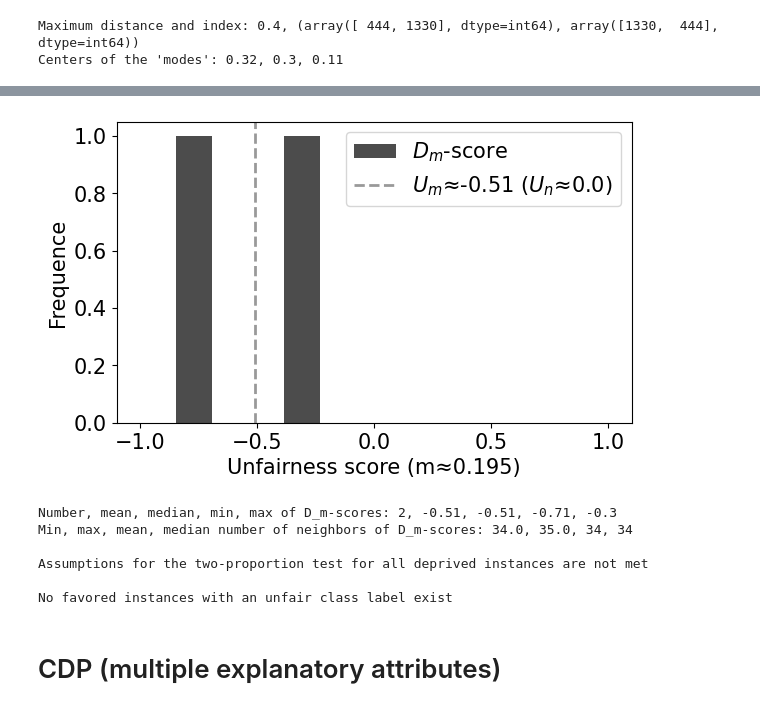
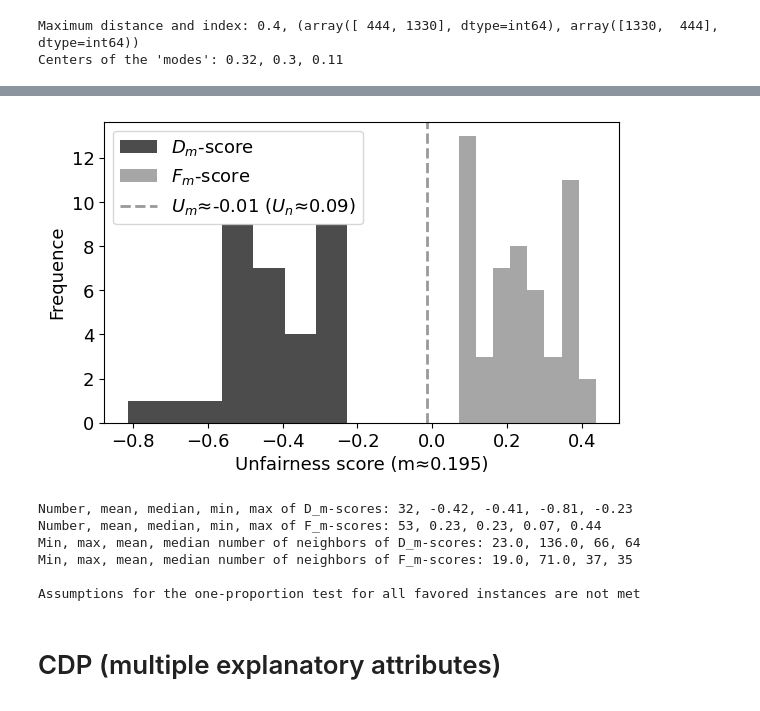
Before and after one commit to python211223/fairness-aware-classification, a Jupyter notebook: fair_classification.ipynb, the cells around one changed output, grey strips where cells are left out. Saved outputs shown, nothing was run; the diff lists cells and outputs as text; code cells hidden in the pictures.

```diff
--- a/fair_classification.ipynb
+++ b/fair_classification.ipynb
@@ -1405,5 +1407,5 @@ Center of largest bin: 0.12
 Maximum distance and index: 0.4, (array([ 444, 1330], dtype=int64), array([1330,  444], dtype=int64))
 Centers of the 'modes': 0.32, 0.3, 0.11
 # %%
-d_m_ar, _, _, _ = get_unfair_instances(df_ar.to_numpy(), d_matrix_ar, m_ar, 'ar_rl', 62, plot=1, save=1)
+d_m_ar, _, _, _ = get_unfair_instances(df_ar.to_numpy(), d_matrix_ar, m_ar, 'ar_rl', 48, plot=1, save=1)
 # %% [output]
@@ -1421,13 +1423,13 @@ Min, max, mean, median number of neighbors of F_m-scores: 37.0, 71.0, 50, 49
 # %%
-relabel_deprived(df_ar.to_numpy(), d_m_ar, d_matrix_ar, m_ar, 'ar', 62, save=1)
+relabel_deprived(df_ar.to_numpy(), d_m_ar, d_matrix_ar, m_ar, 'ar', 48, save=1)
 # %% [output]
-[figure, old version]
+[figure, new version]
-Number, mean, median, min, max of D_m-scores: 2, -0.51, -0.51, -0.71, -0.3
-Min, max, mean, median number of neighbors of D_m-scores: 34.0, 35.0, 34, 34
+Number, mean, median, min, max of D_m-scores: 32, -0.42, -0.41, -0.81, -0.23
+Number, mean, median, min, max of F_m-scores: 53, 0.23, 0.23, 0.07, 0.44
+Min, max, mean, median number of neighbors of D_m-scores: 23.0, 136.0, 66, 64
+Min, max, mean, median number of neighbors of F_m-scores: 19.0, 71.0, 37, 35
 
-Assumptions for the two-proportion test for all deprived instances are not met
-
-No favored instances with an unfair class label exist
+Assumptions for the one-proportion test for all favored instances are not met
 # %% [markdown]
 # CDP (multiple explanatory attributes)
 # %%
```
Also changed, not shown: parts of 6 cells of this notebook.
